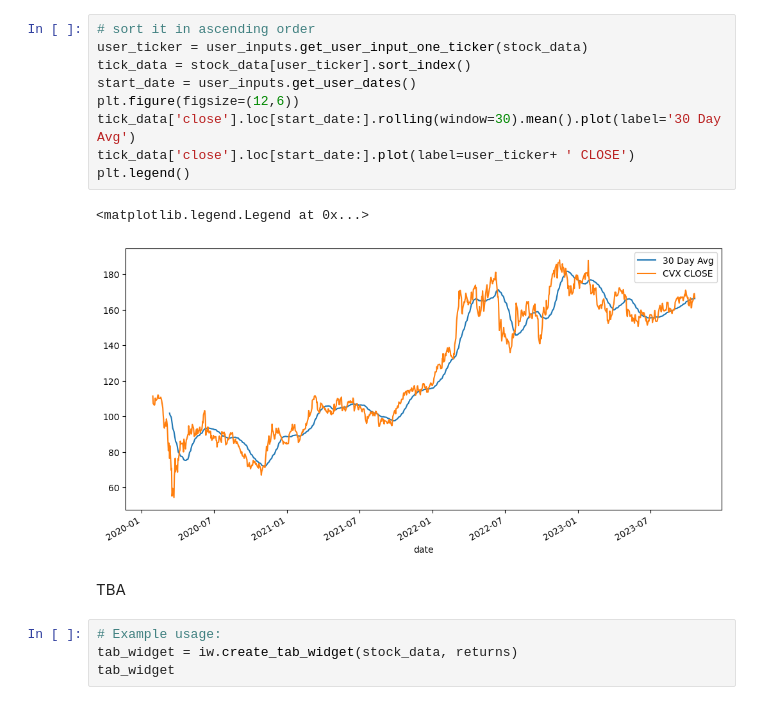
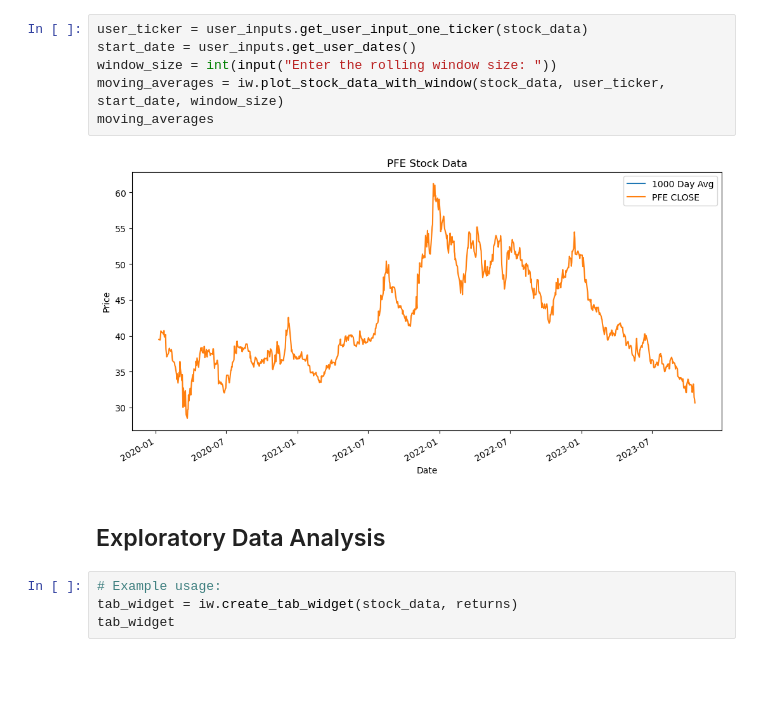
Before and after one commit to Bru-sic/TeamProj01, a Jupyter notebook: Code/ui.ipynb, the cells around one changed output. Saved outputs shown, nothing was run; the diff lists cells and outputs as text; blank space fills up the shorter version.

```diff
--- a/Code/ui.ipynb
+++ b/Code/ui.ipynb
@@ -67,17 +60,13 @@ Let's analyze the moving averages for these stocks in the year 2020.
-# %%
-# sort it in ascending order
-user_ticker = user_inputs.get_user_input_one_ticker(stock_data)
-tick_data = stock_data[user_ticker].sort_index()
-start_date = user_inputs.get_user_dates()
-plt.figure(figsize=(12,6))
-tick_data['close'].loc[start_date:].rolling(window=30).mean().plot(label='30 Day Avg')
-tick_data['close'].loc[start_date:].plot(label=user_ticker+ ' CLOSE')
-plt.legend()
-# %% [output]
-<matplotlib.legend.Legend at 0x...>
-[figure, removed]
-# %% [markdown]
-TBA
+# %%
+user_ticker = user_inputs.get_user_input_one_ticker(stock_data)
+start_date = user_inputs.get_user_dates()
+window_size = int(input("Enter the rolling window size: "))
+moving_averages = iw.plot_stock_data_with_window(stock_data, user_ticker, start_date, window_size)
+moving_averages
+# %% [output]
+[figure, added]
+# %% [markdown]
+## Exploratory Data Analysis
 # %%
 # Example usage:
 tab_widget = iw.create_tab_widget(stock_data, returns)
```
Also changed, not shown: parts of 8 cells of this notebook, 2 other files.
